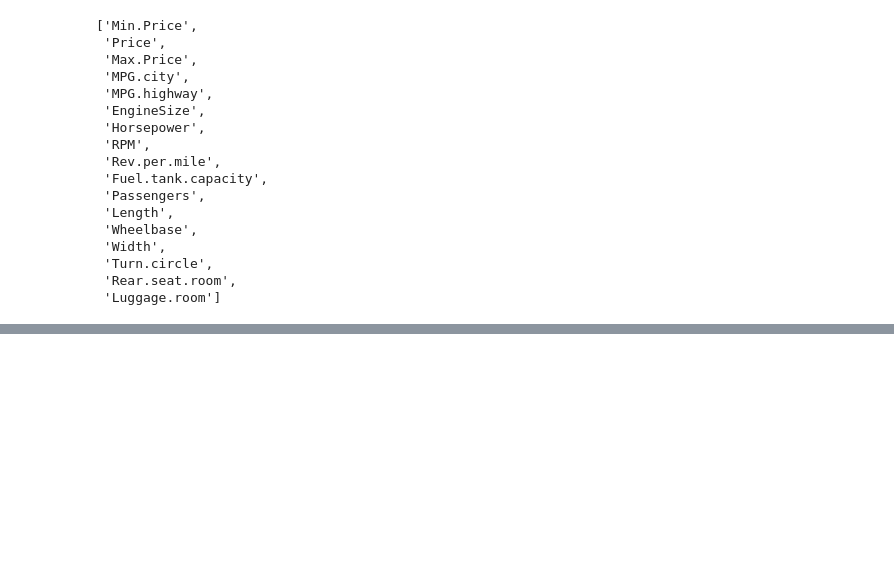
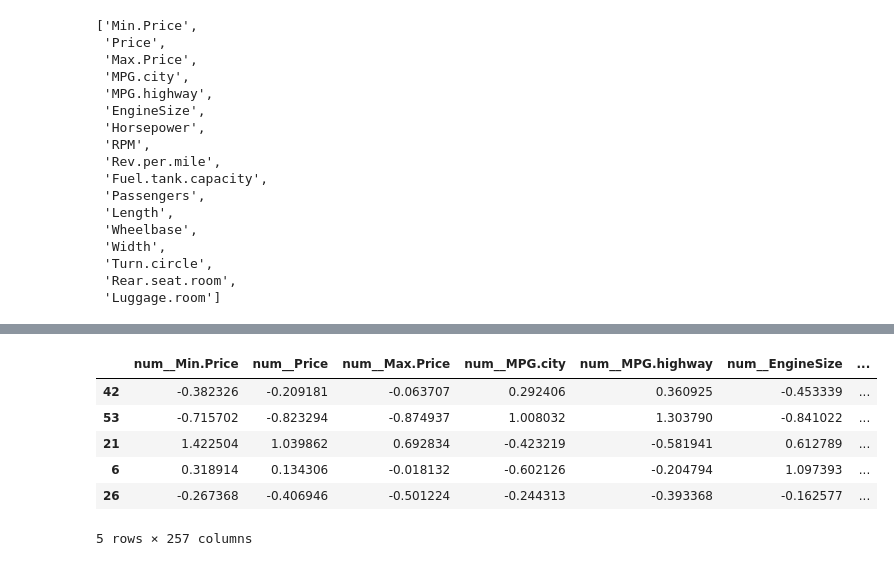
Before and after one commit to JagtapT/VS-code-6pm-weekend, a Jupyter notebook: Regularization/Ridge_Lasso.ipynb, the cells around one changed output, grey strips where cells are left out. Saved outputs shown, nothing was run; the diff lists cells and outputs as text; code cells hidden in the pictures; blank space fills up the shorter version.

```diff
--- a/Regularization/Ridge_Lasso.ipynb
+++ b/Regularization/Ridge_Lasso.ipynb
@@ -122,0 +144,13 @@ from sklearn.compose import ColumnTransformer
+# %%
+from sklearn.model_selection import train_test_split
+xtrain, xtest, ytrain , ytest = train_test_split(X_pre, Y, test_size=0.2, random_state=10)
+# %%
+xtrain.head()
+# %% [output]
+|  | num__Min.Price | num__Price | num__Max.Price | num__MPG.city | num__MPG.highway | num__EngineSize | ... |
+| 42 | -0.382326 | -0.209181 | -0.063707 | 0.292406 | 0.360925 | -0.453339 | ... |
+| 53 | -0.715702 | -0.823294 | -0.874937 | 1.008032 | 1.303790 | -0.841022 | ... |
+| 21 | 1.422504 | 1.039862 | 0.692834 | -0.423219 | -0.581941 | 0.612789 | ... |
+| 6 | 0.318914 | 0.134306 | -0.018132 | -0.602126 | -0.204794 | 1.097393 | ... |
+| 26 | -0.267368 | -0.406946 | -0.501224 | -0.244313 | -0.393368 | -0.162577 | ... |
+5 rows × 257 columns
```
Also changed, not shown: parts of 42 cells of this notebook, 1 other file.
